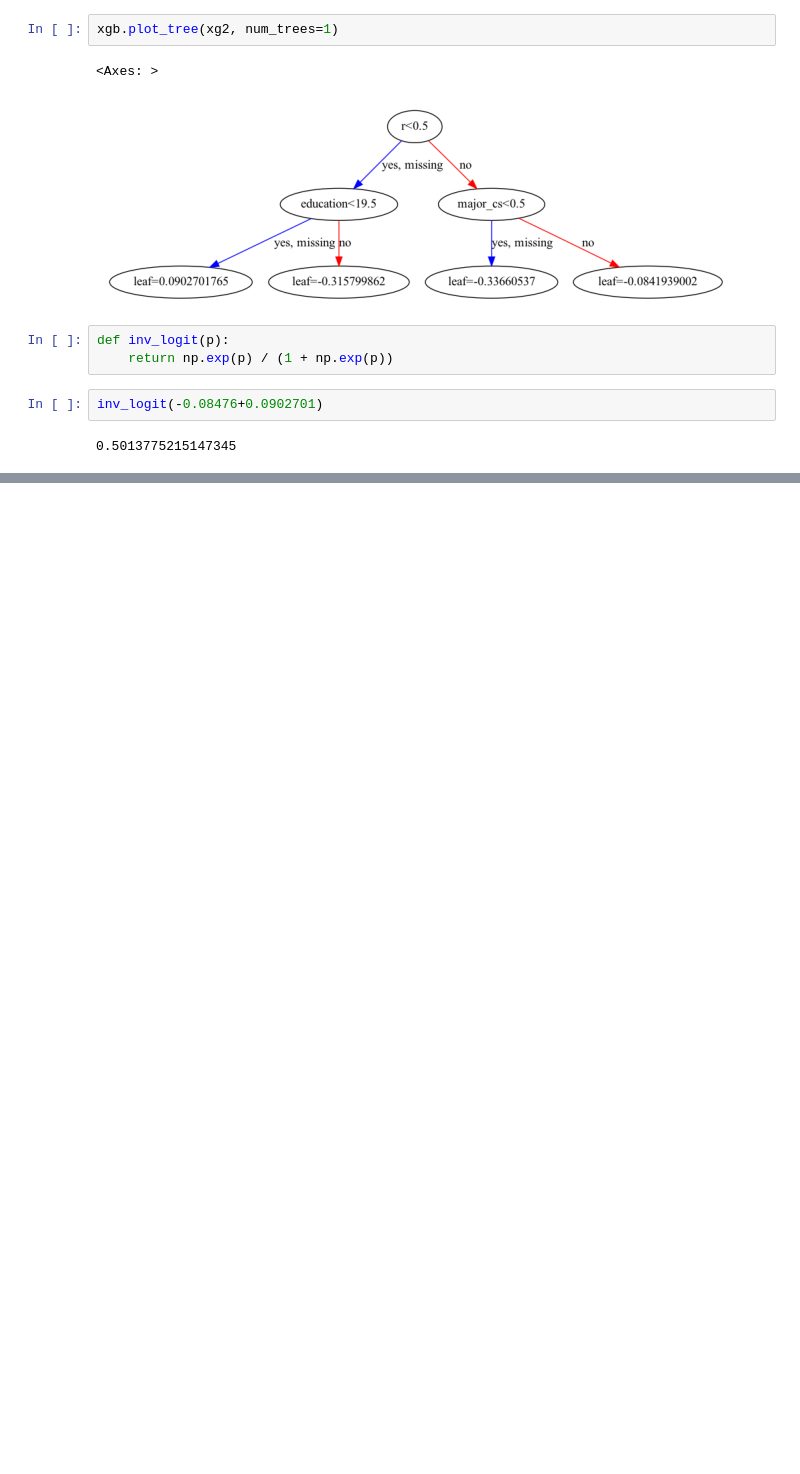
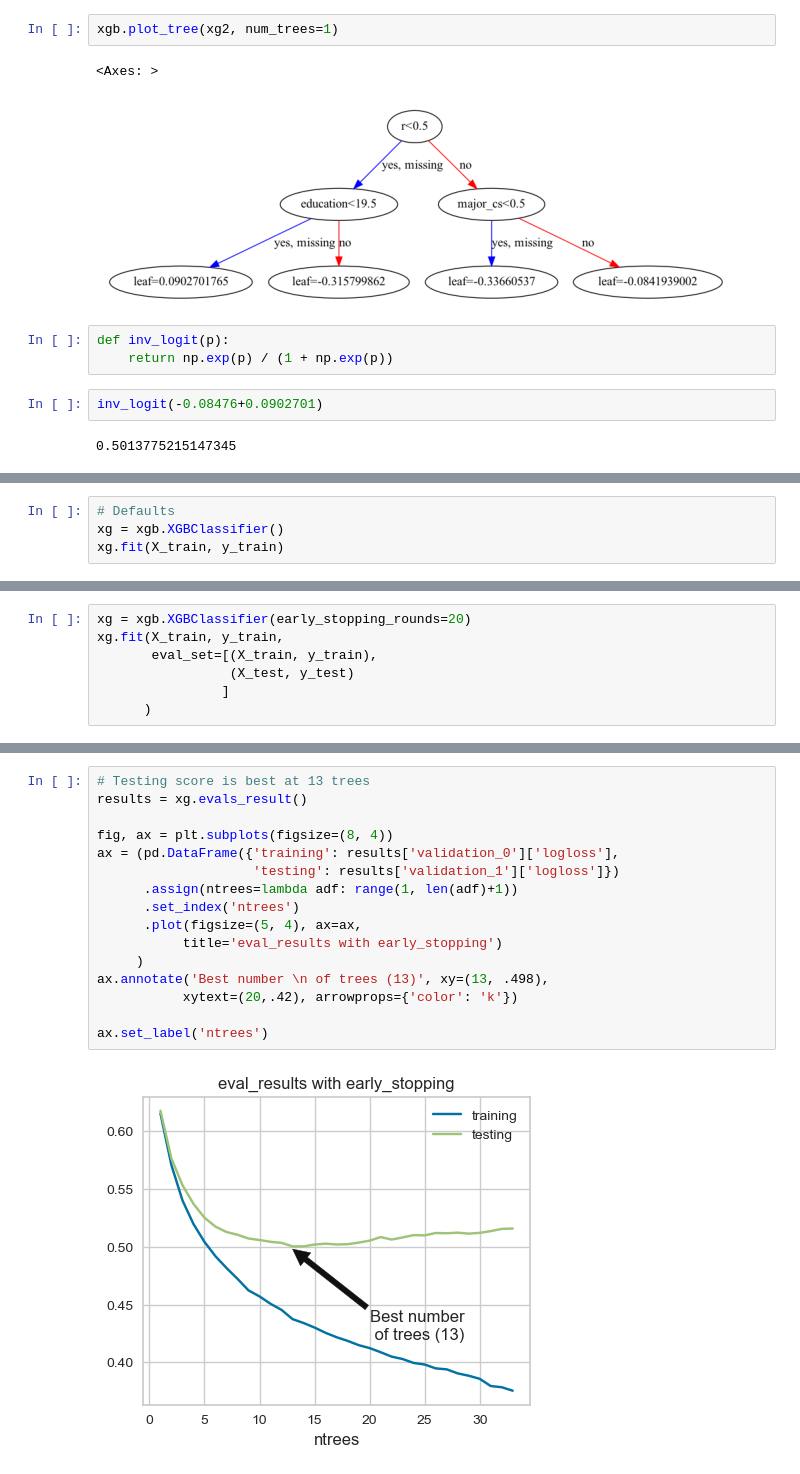
Before and after one commit to joakor89/effective_XGBoost, a Jupyter notebook: Effective XGBoost.ipynb, the cells around one changed output, grey strips where cells are left out. Saved outputs shown, nothing was run; the diff lists cells and outputs as text; blank space fills up the shorter version.

Commit message:
Early Stopping

```diff
--- a/Effective XGBoost.ipynb
+++ b/Effective XGBoost.ipynb
@@ -1282,0 +1285,4 @@ inv_logit(-0.08476+0.0902701)
+# %%
+# Defaults
+xg = xgb.XGBClassifier()
+xg.fit(X_train, y_train)
@@ -1282,0 +1305,7 @@ inv_logit(-0.08476+0.0902701)
+# %%
+xg = xgb.XGBClassifier(early_stopping_rounds=20)
+xg.fit(X_train, y_train,
+       eval_set=[(X_train, y_train),
+                 (X_test, y_test)
+                ]
+      )
@@ -1282,0 +1372,18 @@ inv_logit(-0.08476+0.0902701)
+# %%
+# Testing score is best at 13 trees
+results = xg.evals_result()
+
+fig, ax = plt.subplots(figsize=(8, 4))
+ax = (pd.DataFrame({'training': results['validation_0']['logloss'],
+                    'testing': results['validation_1']['logloss']})
+      .assign(ntrees=lambda adf: range(1, len(adf)+1))
+      .set_index('ntrees')
+      .plot(figsize=(5, 4), ax=ax,
+           title='eval_results with early_stopping')
+     )
+ax.annotate('Best number \n of trees (13)', xy=(13, .498),
+           xytext=(20,.42), arrowprops={'color': 'k'})
+
+ax.set_label('ntrees')
+# %% [output]
+[figure, added]
```
Also changed, not shown: parts of 28 cells of this notebook.
